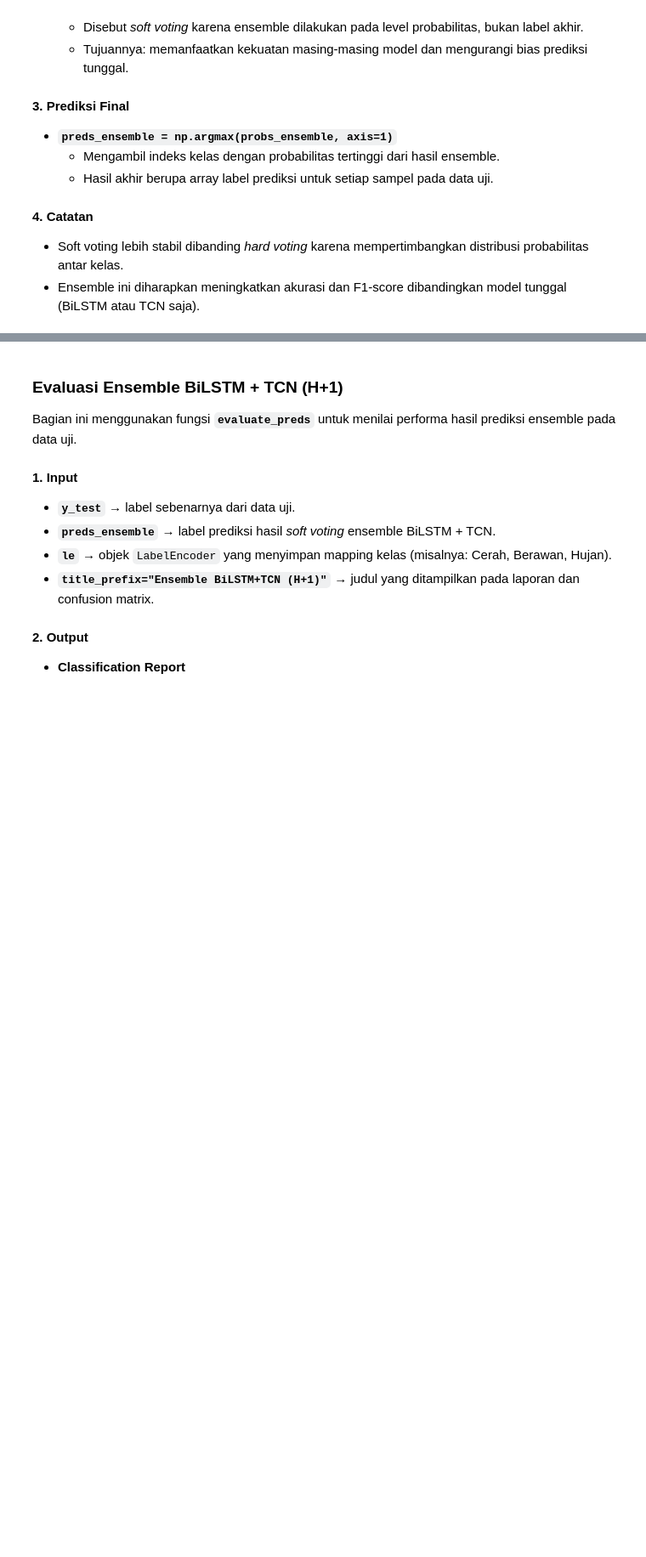
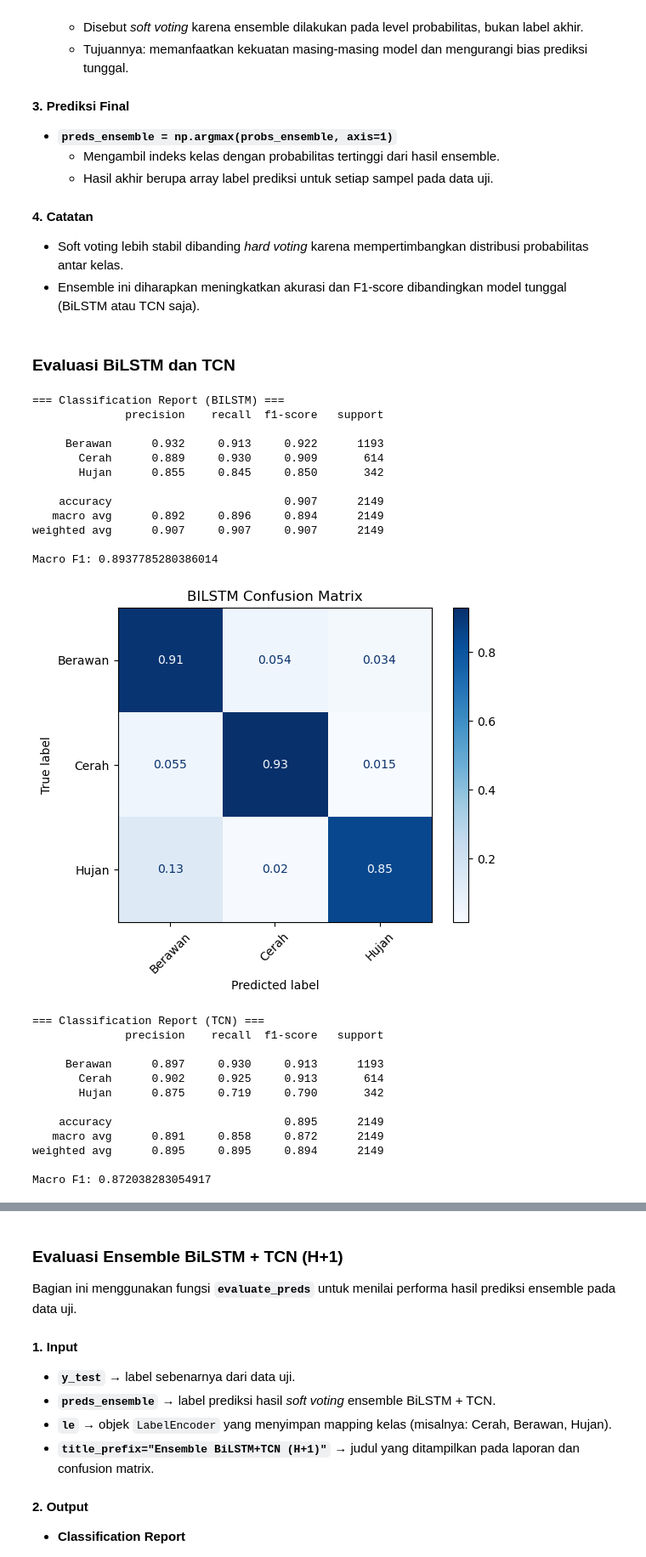
Before and after one commit to ClearSky-Tak/ClearSky-DeepLearning, a Jupyter notebook: Notebook/c_m_forecasting.ipynb, the cells around one changed output, grey strips where cells are left out. Shown at 85% size. Saved outputs shown, nothing was run; the diff lists cells and outputs as text; code cells hidden in the pictures; blank space fills up the shorter version.

Commit message:
Penambahan evaluasi model BILSTM, TCN, dan CNN

```diff
--- a/Notebook/c_m_forecasting.ipynb
+++ b/Notebook/c_m_forecasting.ipynb
@@ -484,3 +486,42 @@ probs_tcn    = tcn_model.predict(X_test, verbose=0)
 # Soft voting ensemble
 probs_ensemble = (probs_bilstm + probs_tcn) / 2.0
 preds_ensemble = np.argmax(probs_ensemble, axis=1)
+# %% [markdown]
+### Evaluasi BiLSTM dan TCN
+# %%
+from sklearn.metrics import accuracy_score
+
+preds_bilstm = probs_bilstm.argmax(axis=1)
+preds_tcn    = probs_tcn.argmax(axis=1)
+
+acc_bilstm = accuracy_score(y_test, preds_bilstm)
+acc_tcn    = accuracy_score(y_test, preds_tcn)
+# %%
+evaluate_preds(y_test, preds_bilstm, le, title_prefix="BILSTM")
+evaluate_preds(y_test, preds_tcn, le, title_prefix="TCN")
+# %% [output]
+=== Classification Report (BILSTM) ===
+              precision    recall  f1-score   support
+
+     Berawan      0.932     0.913     0.922      1193
+       Cerah      0.889     0.930     0.909       614
+       Hujan      0.855     0.845     0.850       342
+
+    accuracy                          0.907      2149
+   macro avg      0.892     0.896     0.894      2149
+weighted avg      0.907     0.907     0.907      2149
+
+Macro F1: 0.8937785280386014
+[figure, added]
+=== Classification Report (TCN) ===
+              precision    recall  f1-score   support
+
+     Berawan      0.897     0.930     0.913      1193
+       Cerah      0.902     0.925     0.913       614
+       Hujan      0.875     0.719     0.790       342
+
+    accuracy                          0.895      2149
+   macro avg      0.891     0.858     0.872      2149
+weighted avg      0.895     0.895     0.894      2149
+
+Macro F1: 0.872038283054917
```
Also changed, not shown: parts of 7 cells of this notebook, 1 other file.
